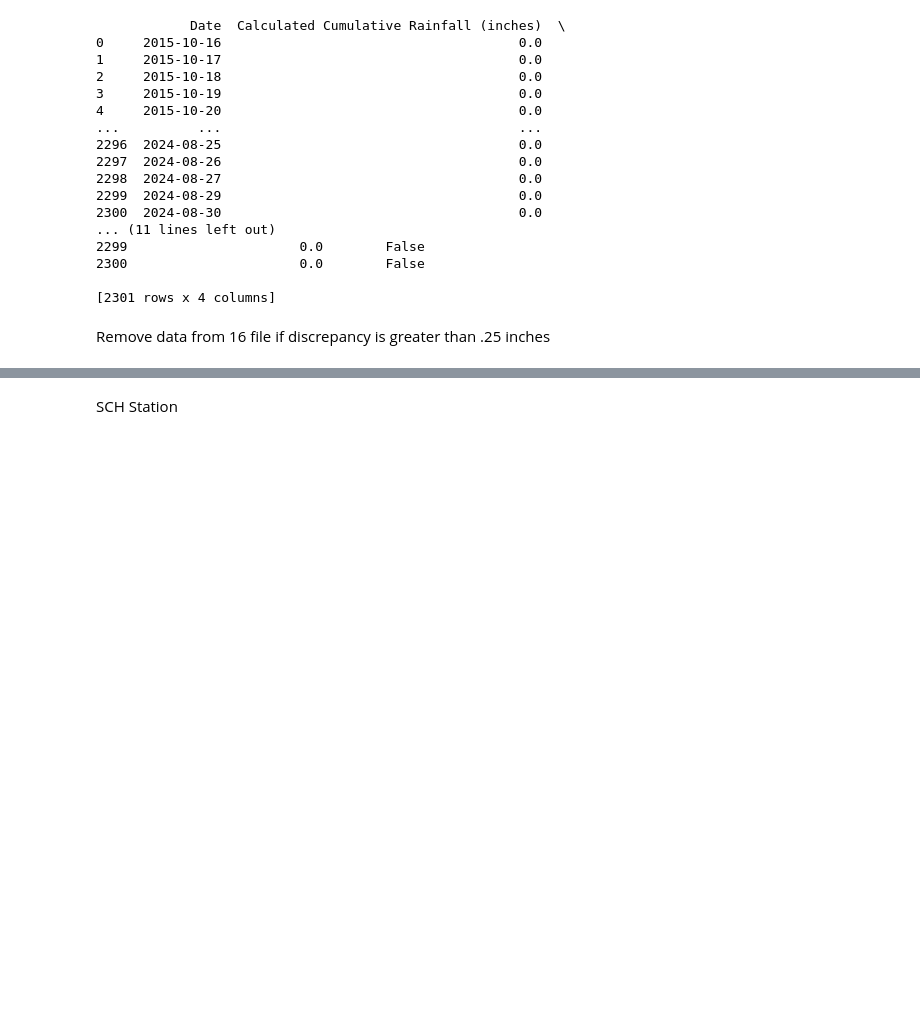
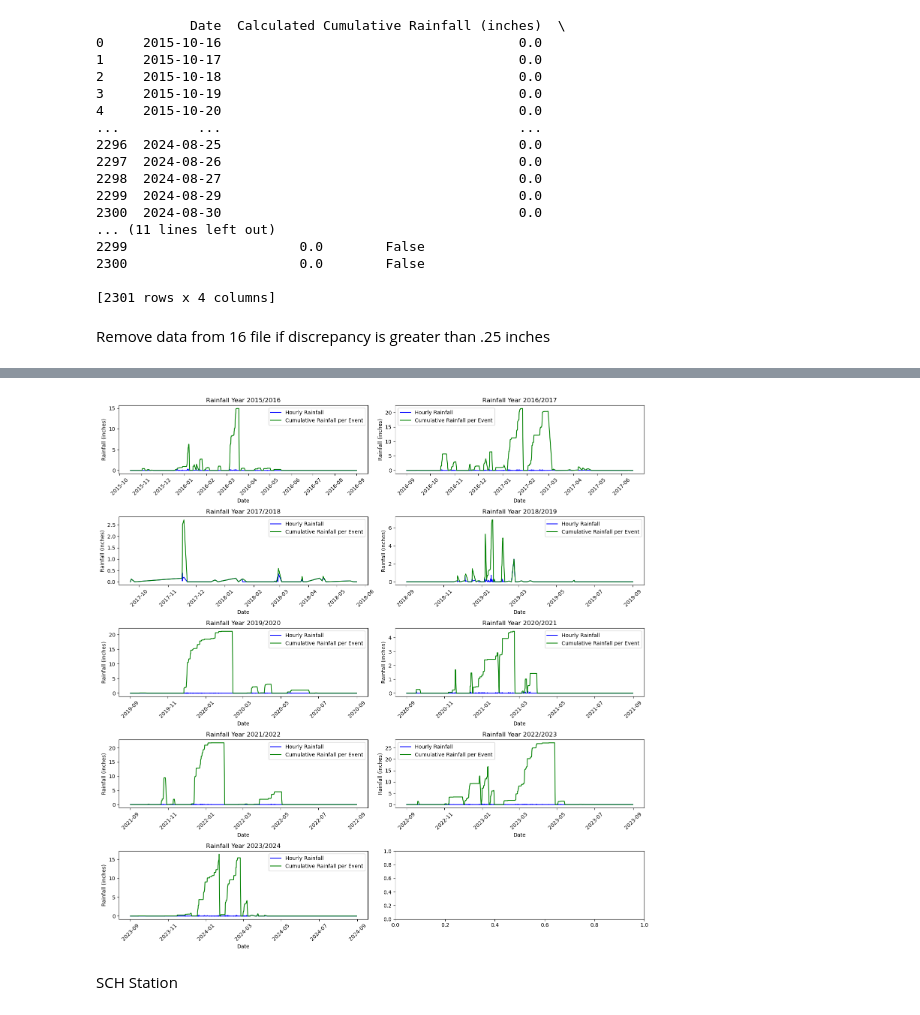
Before and after one commit to TheresaFregoso/Flood-Prediction-by-Rainfall, a Jupyter notebook: Predicting Flood Potential.ipynb, the cells around one changed output, grey strips where cells are left out. Drawn from its saved outputs; the diff is of its cells as text; code cells hidden in the pictures; blank space fills up the shorter version.

```diff
--- a/Predicting Flood Potential.ipynb
+++ b/Predicting Flood Potential.ipynb
@@ -467,3 +873,67 @@ print(filtered_file_16)
+# %%
+# Prepare the dataset for plotting, similar to the provided example, creating a 'Rainfall Year' and plotting.
+# Load the dataset
+file_path = 'Outputs/BLN_Processed_Rainfall_Data_with_Inserts_Sorted_Final.csv'
+rainfall_data = pd.read_csv(file_path)
+
+# Convert 'OBS DATE' to datetime for manipulation
+rainfall_data['OBS DATE'] = pd.to_datetime(rainfall_data['OBS DATE'])
+
+# Extract the month and year
+rainfall_data['Month'] = rainfall_data['OBS DATE'].dt.month
+rainfall_data['Year'] = rainfall_data['OBS DATE'].dt.year
+
+# Create the 'Rainfall Year' column (September to August)
+rainfall_data['Rainfall Year'] = rainfall_data['Year']
+rainfall_data.loc[rainfall_data['Month'] <= 8, 'Rainfall Year'] -= 1
+
+# Filter out the year 2024/2025 and ensure we only plot up to 08/31/2024
+end_date = pd.to_datetime('2024-08-31')
+filtered_data = rainfall_data[rainfall_data['OBS DATE'] <= end_date]
+
+# Update the unique years for plotting, ending at 2023/2024
+years_to_plot = sorted(filtered_data['Rainfall Year'].unique())
+
+# Define 10 years of data, excluding 2024/2025
+years_to_plot = years_to_plot[:9]  # Only select 10 years
+
+# Redefine the number of rows and columns for the 10-year plot
+num_cols = 2
+num_rows = 5  # 5 years per column
+
+# Create a figure and axis for a page-sized plot
+fig, axes = plt.subplots(num_rows, num_cols, figsize=(15, 15))
+axes = axes.flatten()
+
+# Plot rainfall events for each rainfall year in a two-column layout
+for i, year in enumerate(years_to_plot):
+    ax = axes[i]
+
+    # Filter data for the current rainfall year
+    year_data = filtered_data[filtered_data['Rainfall Year'] == year]
+
+    # Plot hourly rainfall
+    ax.plot(year_data['OBS DATE'], year_data['Rainfall'], label='Hourly Rainfall', color='blue')
+
+    # Plot cumulative rainfall per event
+    ax.plot(year_data['OBS DATE'], year_data['Cumulative Rainfall per Event'], label='Cumulative Rainfall per Event', color='green')
+
+    # Set title and labels for each subplot
+    ax.set_title(f'Rainfall Year {year}/{year + 1}')
+    ax.set_xlabel('Date')
+    ax.set_ylabel('Rainfall (inches)')
+    ax.legend()
+
+    # Rotate x-axis labels for better readability
+    ax.tick_params(axis='x', rotation=45)
+
+# Add some space between subplots and make the layout tight
+plt.tight_layout()
+
+# Display the final page-sized plot with 10 years of data
+plt.show()
+# %% [output]
+[figure, added]
 # %% [markdown]
 SCH Station
 # %%
```
Also changed, not shown: parts of 25 cells of this notebook, 37 other files.
